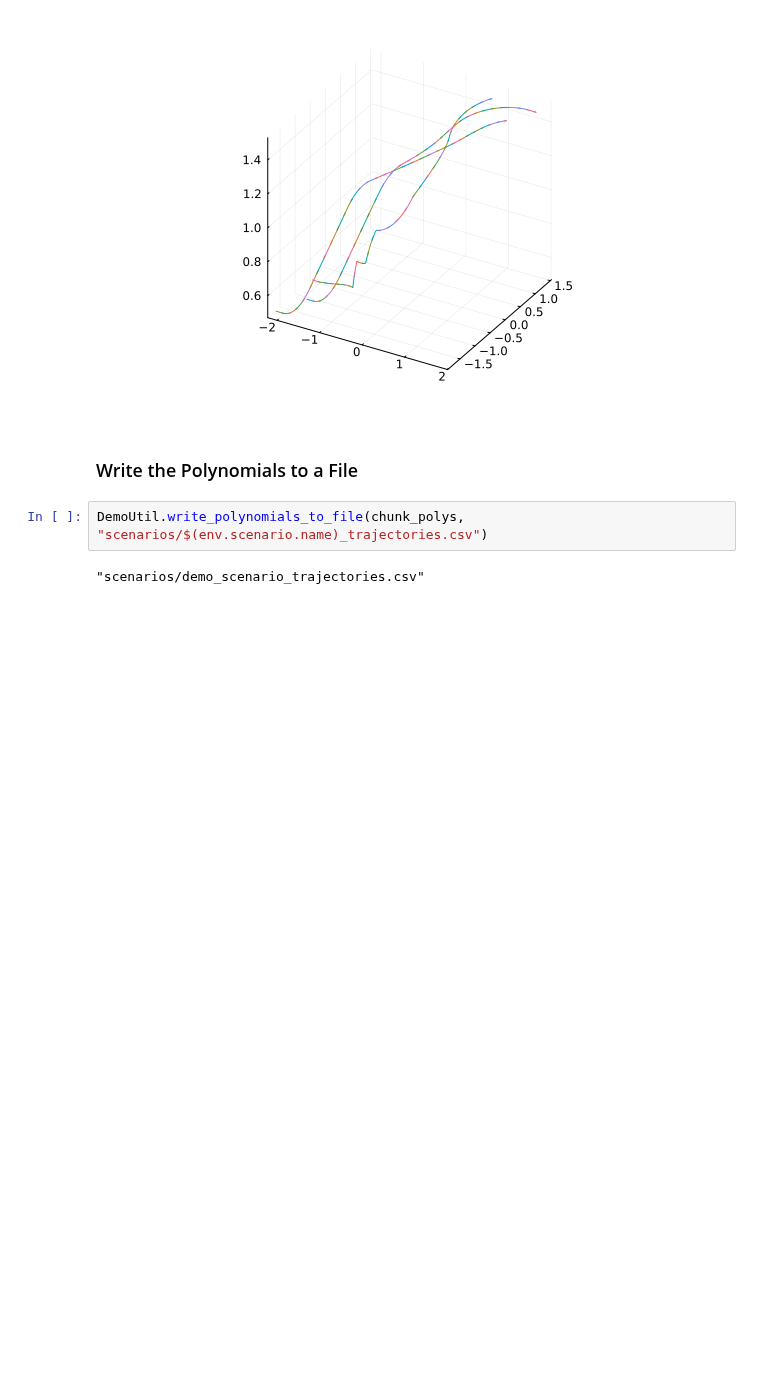
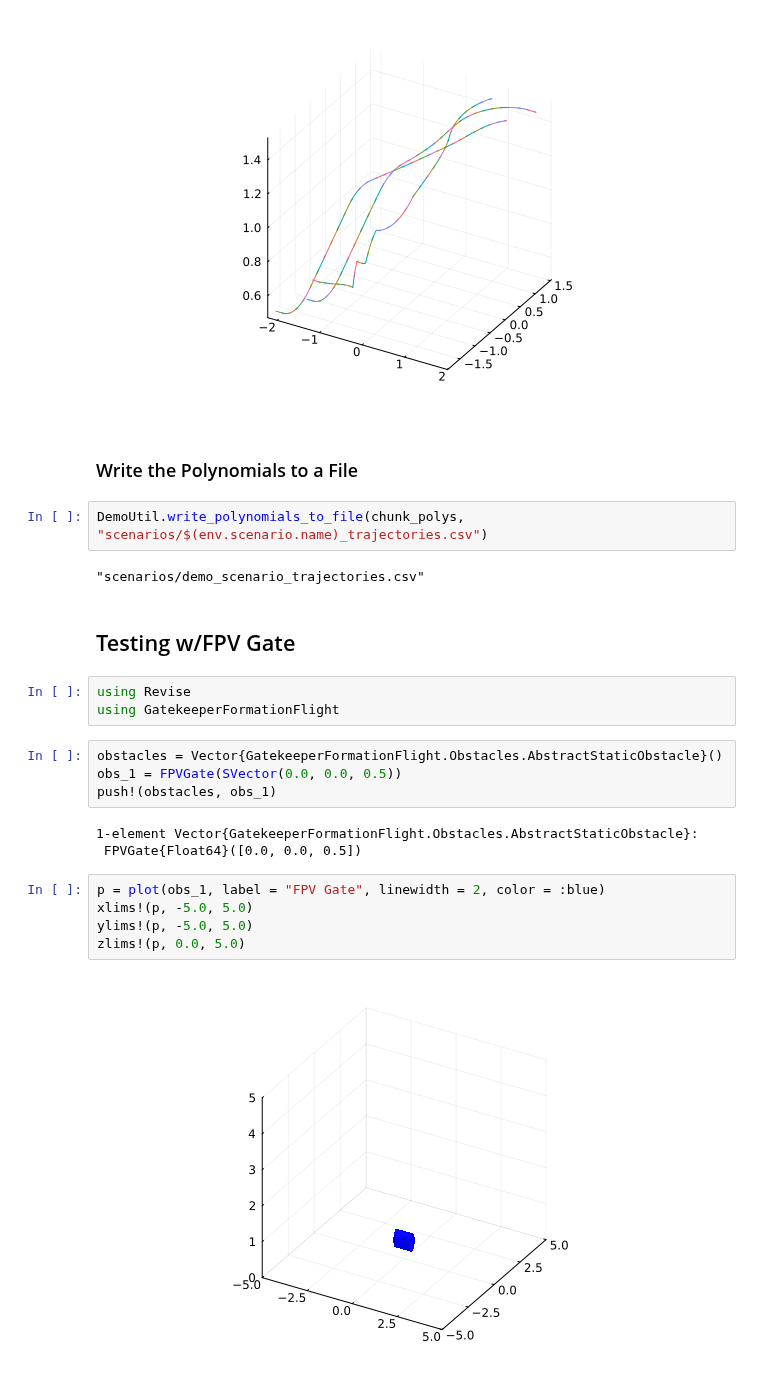
Before and after one commit to dev10110/GatekeeperFormationFlight.jl, a Jupyter notebook: examples/caams_demo/scenario_builder.ipynb, the cells around one changed output. Cells and saved outputs as stored; diff of their text form; blank space fills up the shorter version.

```diff
--- a/examples/caams_demo/scenario_builder.ipynb
+++ b/examples/caams_demo/scenario_builder.ipynb
@@ -371,3 +352,22 @@ display(p)
 DemoUtil.write_polynomials_to_file(chunk_polys, "scenarios/$(env.scenario.name)_trajectories.csv")
 # %% [output]
 "scenarios/demo_scenario_trajectories.csv"
+# %% [markdown]
+## Testing w/FPV Gate
+# %%
+using Revise
+using GatekeeperFormationFlight
+# %%
+obstacles = Vector{GatekeeperFormationFlight.Obstacles.AbstractStaticObstacle}()
+obs_1 = FPVGate(SVector(0.0, 0.0, 0.5))
+push!(obstacles, obs_1)
+# %% [output]
+1-element Vector{GatekeeperFormationFlight.Obstacles.AbstractStaticObstacle}:
+ FPVGate{Float64}([0.0, 0.0, 0.5])
+# %%
+p = plot(obs_1, label = "FPV Gate", linewidth = 2, color = :blue)
+xlims!(p, -5.0, 5.0)
+ylims!(p, -5.0, 5.0)
+zlims!(p, 0.0, 5.0)
+# %% [output]
+[figure, added]
```
Also changed, not shown: parts of 16 cells of this notebook, 9 other files.
